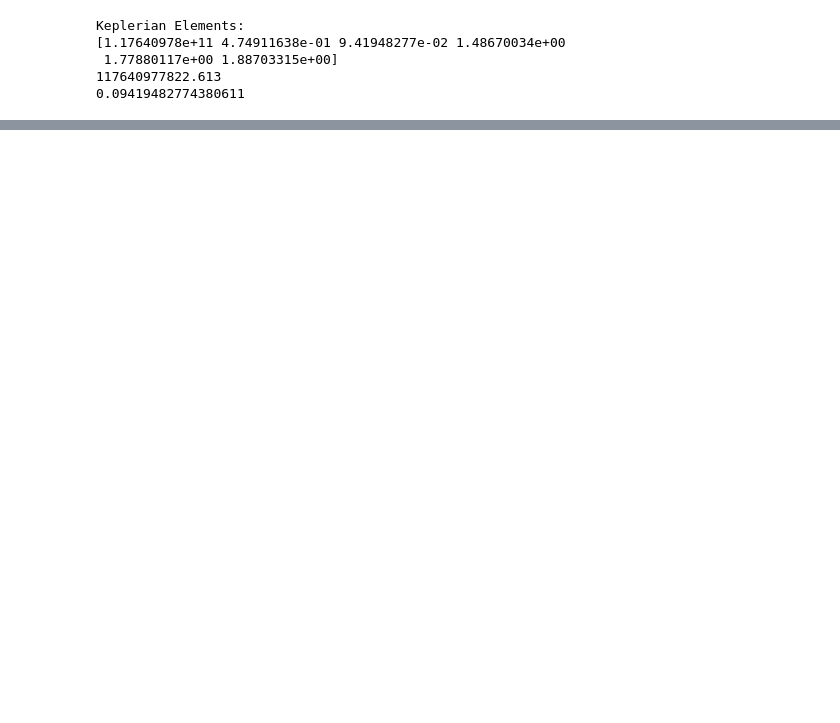
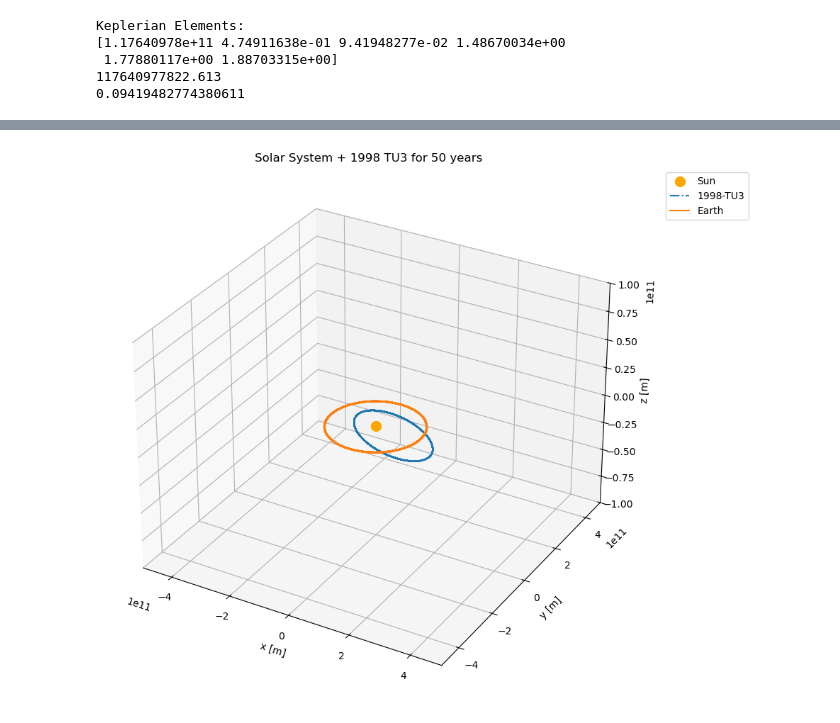
Before and after one commit to PocketBloom/Bachelor_Project, a Jupyter notebook: Planet_Effects/Earth_ON.ipynb, the cells around one changed output, grey strips where cells are left out. Cells and saved outputs as stored; diff of their text form; code cells hidden in the pictures; blank space fills up the shorter version.

```diff
--- a/Planet_Effects/Earth_ON.ipynb
+++ b/Planet_Effects/Earth_ON.ipynb
@@ -375,25 +386,31 @@ ax.plot(
 
 # Define colors or a colormap for variety
 #planet_colours = ['silver', 'gold', 'teal', 'tab:red', 'darkorange', 'wheat', 'lightblue', 'royalblue']
-planets_names = ["Jupiter"]
+# planets_names = ["Jupiter"]
 # planets_names = ["Mercury","Venus","Earth","Mars","Jupiter","Saturn","Uranus","Neptune"]
 
-# Loop through the planets you created in Step 2
-for i, planet_name in enumerate(planets_names):
-    # Extract states from the ephemeris for the simulation times
-    planet_states = np.array([
-        body_system.get(planet_name).ephemeris.cartesian_state(time)
-        for time in times
-    ])
+# # Loop through the planets you created in Step 2
+# for i, planet_name in enumerate(planets_names):
+#     # Extract states from the ephemeris for the simulation times
+#     planet_states = np.array([
+#         body_system.get(planet_name).ephemeris.cartesian_state(time)
+#         for time in times
+#     ])
 
-    # Plot x, y, z (Indices 0, 1, 2)
-    ax.plot(
-        planet_states[:, 0],
-        planet_states[:, 1],
-        planet_states[:, 2],
-        label = planet_name,
-        # color = planet_colours[i-1]
-    )
+# Extract states from the ephemeris for the simulation times
+planet_states = np.array([
+    body_system.get("Earth").ephemeris.cartesian_state(time)
+    for time in times
+])
+
+# Plot x, y, z (Indices 0, 1, 2)
+ax.plot(
+    planet_states[:, 0],
+    planet_states[:, 1],
+    planet_states[:, 2],
+    label = "Earth",
+    # color = planet_colours[i-1]
+)
 
 # for asteroid_name, asteroid_states in asteroid_ephemerides.items():
 
@@ -402,33 +419,35 @@ for i, planet_name in enumerate(planets_names):
 #         asteroid_states[:,1],
 #         asteroid_states[:,2],
 #         label=asteroid_name,
 #         linestyle='-.'
 #     )
 
 
 ax.set_xlabel("x [m]")
 ax.set_ylabel("y [m]")
 ax.set_zlabel("z [m]")
 
 # # TU3 Orbit
 # ax.set_xlim(-5e10, 5e10)
 # ax.set_ylim(-5e10, 5e10)
 # ax.set_zlim(-1e10, 1e10)
 
 # Around Jupiter Size
 ax.set_xlim(-5e11, 5e11)
 ax.set_ylim(-5e11, 5e11)
 ax.set_zlim(-1e11, 1e11)
 
 # # Limits for the whole Solar System
 # ax.set_xlim(-3e12, 3e12)
 # ax.set_ylim(-3e12, 3e12)
 # ax.set_zlim(-3e12, 3e12)
 
 ax.legend(loc='upper left', bbox_to_anchor=(1.05,1))
 
 plt.tight_layout()
 plt.show()
+# %% [output]
+[figure, added]
 # %%
 # Thus the perihelion is:
 
```
Also changed, not shown: parts of 7 cells of this notebook.
